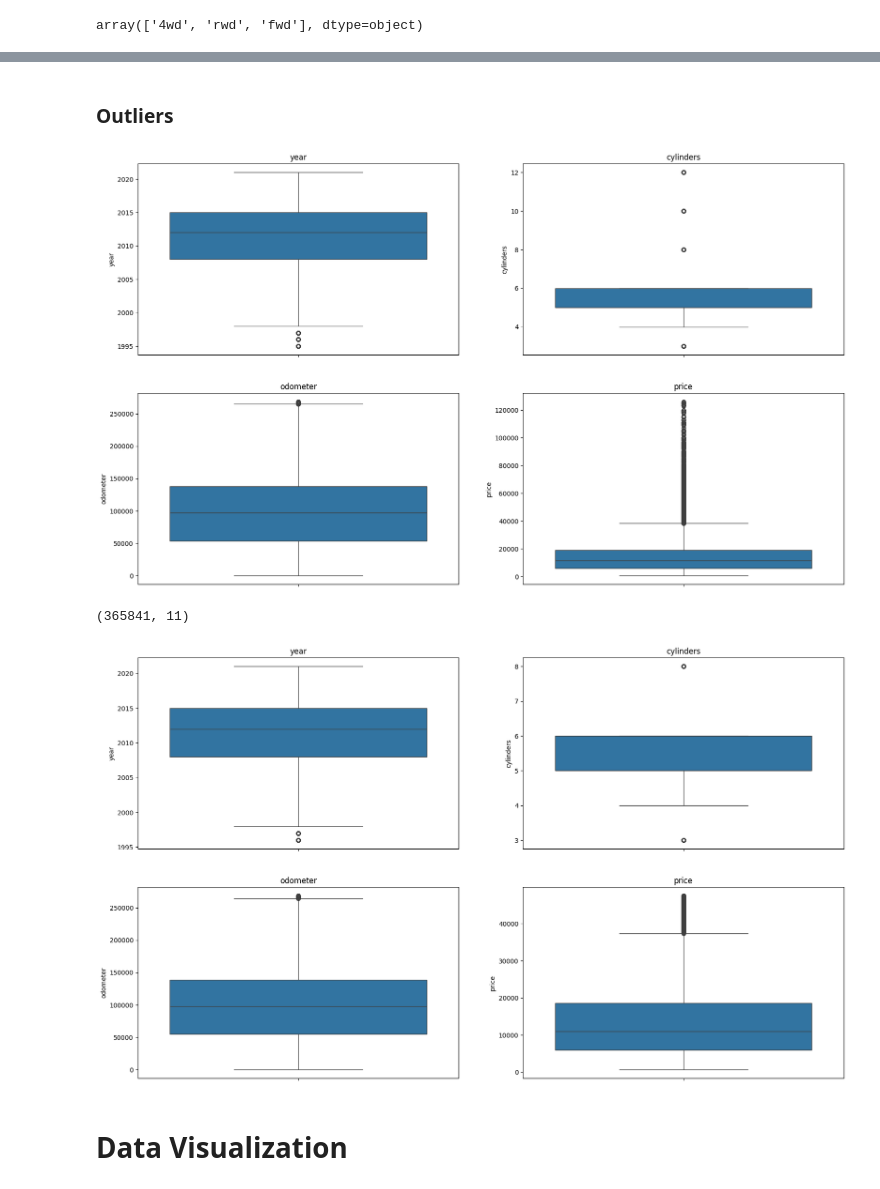
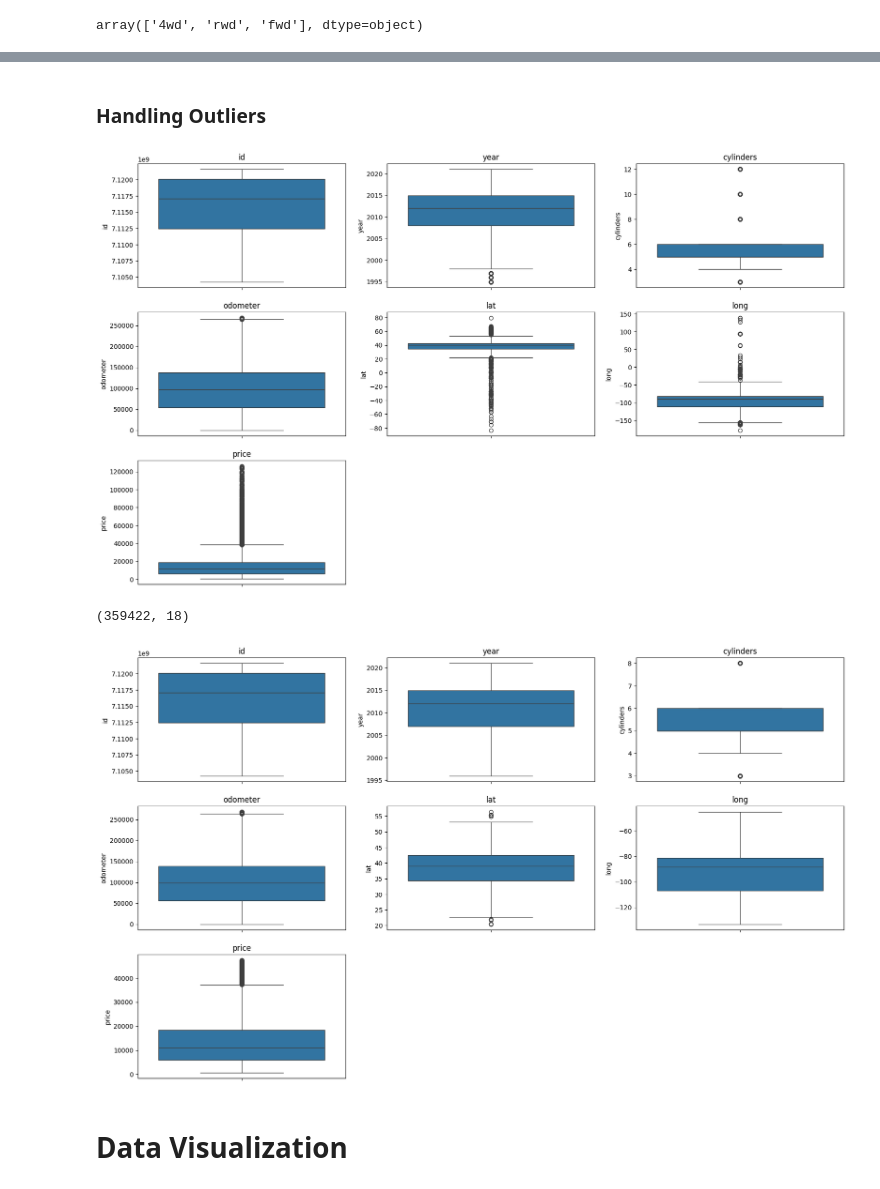
Before and after one commit to puramnagendra2/Deep-Learning-Projects, a Jupyter notebook: Pre Owned Cars Project/Pre Owned Cars.ipynb, the cells around one changed output, grey strips where cells are left out. Cells and saved outputs as stored; diff of their text form; code cells hidden in the pictures.

```diff
--- a/Pre Owned Cars Project/Pre Owned Cars.ipynb
+++ b/Pre Owned Cars Project/Pre Owned Cars.ipynb
@@ -293,13 +261,13 @@ df.shape
 # %% [markdown]
-### Outliers
+### Handling Outliers
 # %%
 plt.figure(figsize=(20, 12))
 for i, col in enumerate(num_features, 1):
-    plt.subplot(2, 2, i)
+    plt.subplot(3, 3, i)
     sns.boxplot(y=df[col])
     plt.title(col)
 # %% [output]
-[figure, old version]
+[figure, new version]
 # %%
 for col in num_features:
     z_scores = np.abs((df[col] - df[col].mean()) / df[col].std())
@@ -308,15 +276,15 @@ for col in num_features:
 # %%
 df.shape
 # %% [output]
-(365841, 11)
+(359422, 18)
 # %%
 plt.figure(figsize=(20, 12))
 for i, col in enumerate(num_features, 1):
-    plt.subplot(2, 2, i)
+    plt.subplot(3, 3, i)
     sns.boxplot(y=df[col])
     plt.title(col)
 # %% [output]
-[figure, old version]
+[figure, new version]
 # %% [markdown]
 # Data Visualization
 # %% [markdown]
```
Also changed, not shown: parts of 94 cells of this notebook.
